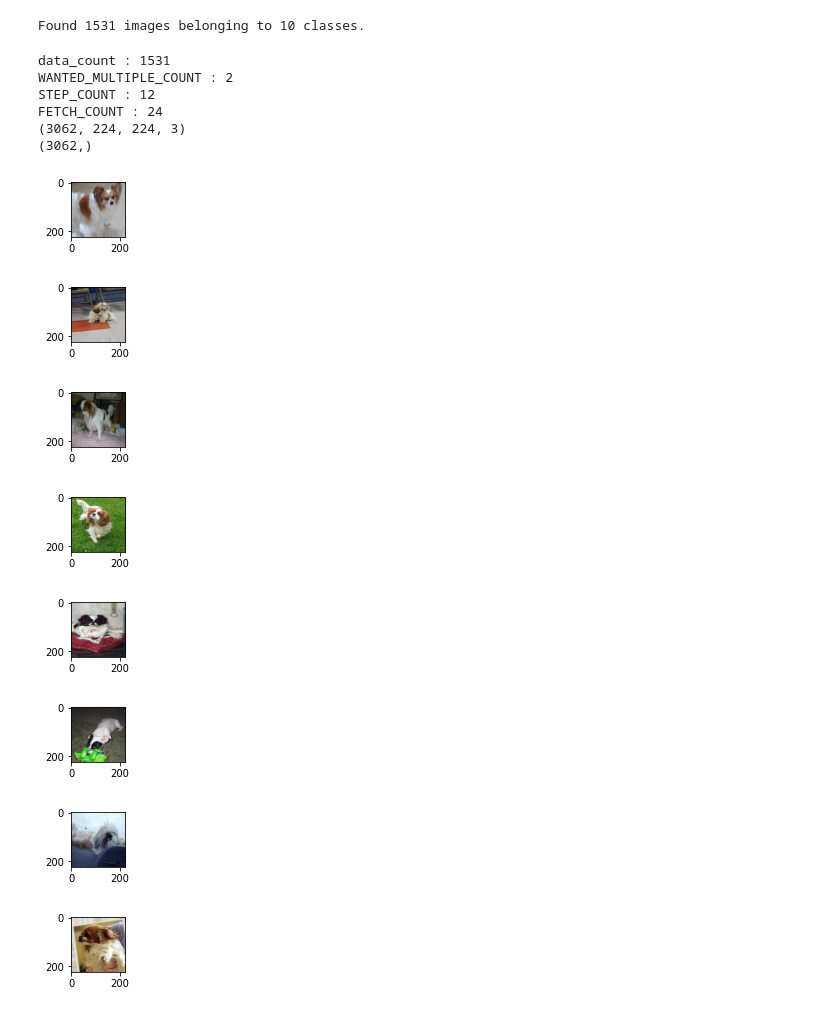
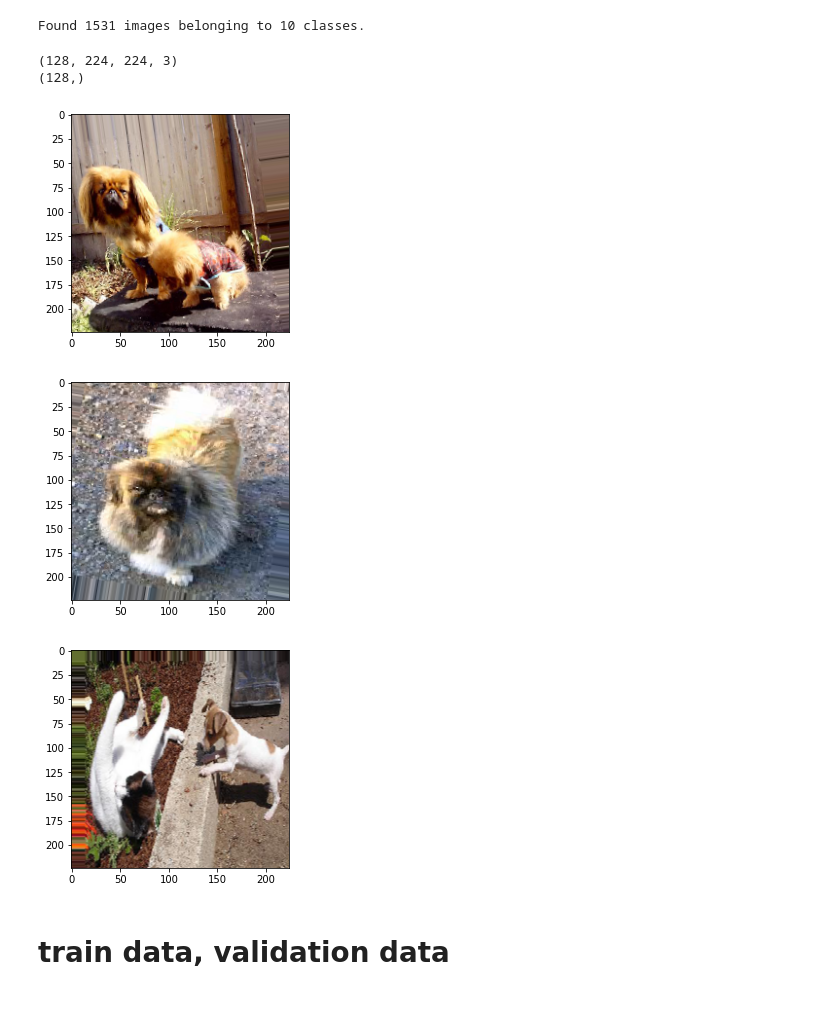
Before and after one commit to dhrim/kopo_2021, a Jupyter notebook: material/deep_learning/data_augmentation.ipynb, the cells around one changed output. Cells and saved outputs as stored; diff of their text form; code cells hidden in the pictures.

```diff
--- a/material/deep_learning/data_augmentation.ipynb
+++ b/material/deep_learning/data_augmentation.ipynb
@@ -195,18 +145,16 @@ from tensorflow.keras.preprocessing.image import ImageDataGenerator
 from tensorflow.keras.preprocessing.image import load_img
 from tensorflow.keras.preprocessing.image import img_to_array
 
-def my_preprocess_input(image):
-  return image/255
 
 BATCH_SIZE = 128
 
 data_aug_generator = ImageDataGenerator(
+      rescale=1./255,
       rotation_range=10,
       width_shift_range=0.1,
       height_shift_range=0.1,
       horizontal_flip=True,
       vertical_flip=False,
-      preprocessing_function=my_preprocess_input
 )
 
 iterator = data_aug_generator.flow_from_directory(
@@ -217,51 +165,20 @@ iterator = data_aug_generator.flow_from_directory(
 )
 # %% [output]
 Found 1531 images belonging to 10 classes.
-# %%
-data_count = len(iterator.labels)
-print("data_count :", data_count)
-
-WANTED_MULTIPLE_COUNT = 2
-print("WANTED_MULTIPLE_COUNT :", WANTED_MULTIPLE_COUNT)
-
-STEP_COUNT = int(data_count/BATCH_SIZE)+1
-print("STEP_COUNT :", STEP_COUNT)
-
-FETCH_COUNT = STEP_COUNT*WANTED_MULTIPLE_COUNT
-print("FETCH_COUNT :", FETCH_COUNT)
-
-augmented_x_list = []
-augmented_y_list = []
-for i in range(FETCH_COUNT):
-  item = next(iterator)
-  augmented_x, augmented_y = item
-  augmented_x_list.extend(augmented_x)
-  augmented_y_list.extend(augmented_y)
-
-# python list를 numpy로 변환
-augmented_train_x = np.array(augmented_x_list)
-augmented_train_y = np.array(augmented_y_list)
-
-print(augmented_train_x.shape)
-print(augmented_train_y.shape)
-# %% [output]
-data_count : 1531
-WANTED_MULTIPLE_COUNT : 2
-STEP_COUNT : 12
-FETCH_COUNT : 24
-(3062, 224, 224, 3)
-(3062,)
-# %%
-for i in [0,2,4,6,8,10,12,14]:
-  plt.figure(figsize=(1,1))
-  plt.imshow(augmented_train_x[i])
-  plt.show()
-# %% [output]
-[figure, removed]
-[figure, removed]
-[figure, removed]
-[figure, removed]
-[figure, removed]
-[figure, removed]
-[figure, removed]
-[figure, removed]
+# %%
+item = next(iterator)
+augmented_x, augmented_y = item
+print(augmented_x.shape)
+print(augmented_y.shape)
+
+for i in range(3):
+  plt.imshow(augmented_x[i])
+  plt.show()
+# %% [output]
+(128, 224, 224, 3)
+(128,)
+[figure, added]
+[figure, added]
+[figure, added]
+# %% [markdown]
+# train data, validation data
```
Also changed, not shown: parts of 8 cells of this notebook.
